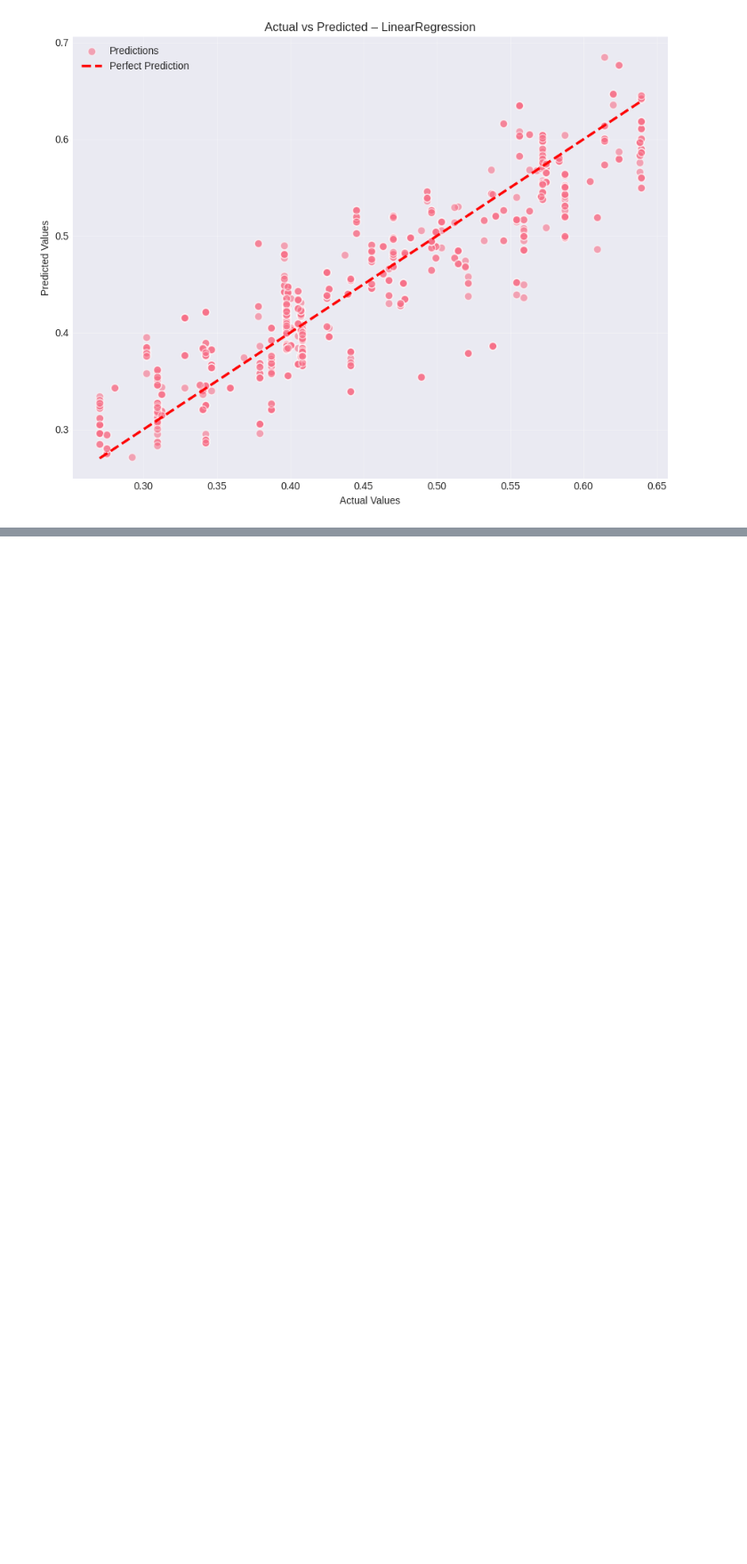
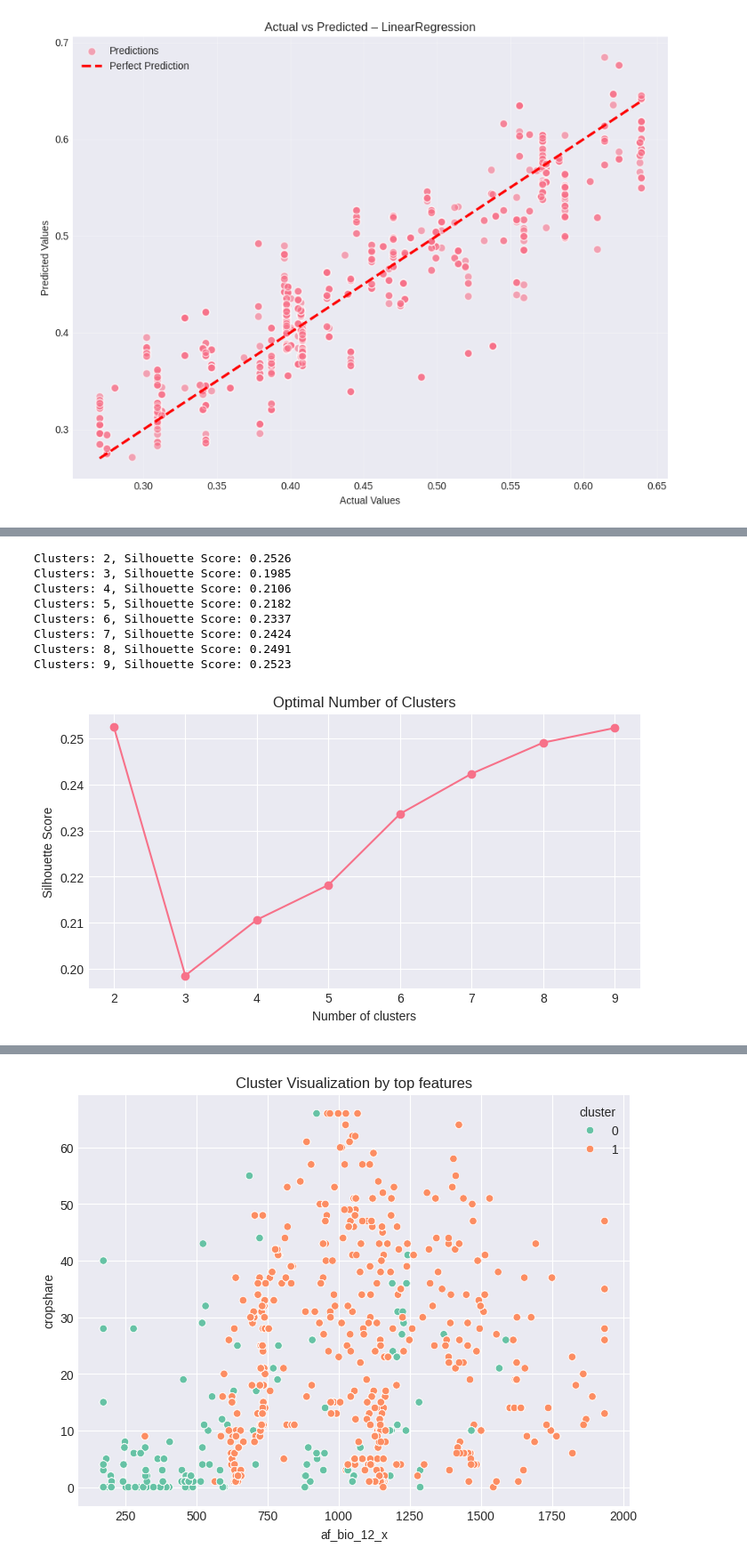
Before and after one commit to birhanumoges/HouseHold_Accessiblity_Analysis, a Jupyter notebook: Analysis_NoteBook/agricultural productivity.ipynb, the cells around one changed output, grey strips where cells are left out. Shown at 89% size. Saved outputs shown, nothing was run; the diff lists cells and outputs as text; code cells hidden in the pictures; blank space fills up the shorter version.

```diff
--- a/Analysis_NoteBook/agricultural productivity.ipynb
+++ b/Analysis_NoteBook/agricultural productivity.ipynb
@@ -949,0 +1060,71 @@ landcov_Closed forest evergreen broad leaf       0.0190
+# %%
+# Import libraries
+import pandas as pd
+import numpy as np
+from sklearn.preprocessing import StandardScaler
+from sklearn.cluster import KMeans
+from sklearn.metrics import silhouette_score
+import matplotlib.pyplot as plt
+import seaborn as sns
+
+
+# Select numerical features for clustering
+features = [
+    'af_bio_12_x','af_bio_1_x','cropshare','dist_border','dist_market',
+    'dist_popcenter','pct_urban_center','afmnslp_pct','dist_road','sq3','sq4','sq7'
+]
+X = df[features]
+
+# Standardize features
+scaler = StandardScaler()
+X_scaled = scaler.fit_transform(X)
+
+# Determine optimal number of clusters using silhouette score
+sil_scores = []
+K_range = range(2, 10)  # test 2 to 9 clusters
+
+for k in K_range:
+    kmeans = KMeans(n_clusters=k, random_state=42)
+    labels = kmeans.fit_predict(X_scaled)
+    score = silhouette_score(X_scaled, labels)
+    sil_scores.append(score)
+    print(f"Clusters: {k}, Silhouette Score: {score:.4f}")
+
+# Plot silhouette scores to choose optimal k
+plt.figure(figsize=(8,4))
+plt.plot(K_range, sil_scores, marker='o')
+plt.xlabel('Number of clusters')
+plt.ylabel('Silhouette Score')
+plt.title('Optimal Number of Clusters')
+plt.show()
+
+# Fit KMeans with optimal clusters (replace k_opt with your choice)
+k_opt = K_range[np.argmax(sil_scores)]
+kmeans_final = KMeans(n_clusters=k_opt, random_state=42)
+df['cluster'] = kmeans_final.fit_predict(X_scaled)
+
+# Analyze cluster centers
+cluster_centers = pd.DataFrame(scaler.inverse_transform(kmeans_final.cluster_centers_), columns=features)
+print("Cluster Centers:\n", cluster_centers)
+
+# Visualize clusters for top 2 features
+plt.figure(figsize=(8,6))
+sns.scatterplot(
+    data=df, x='af_bio_12_x', y='cropshare', hue='cluster', palette='Set2'
+)
+plt.title('Cluster Visualization by top features')
+plt.show()
+
+# Optionally, analyze clusters vs target
+cluster_target = df.groupby('cluster')['evimax_avg'].mean()
+print("Average evimax_avg per cluster:\n", cluster_target)
+# %% [output]
+Clusters: 2, Silhouette Score: 0.2526
+Clusters: 3, Silhouette Score: 0.1985
+Clusters: 4, Silhouette Score: 0.2106
+Clusters: 5, Silhouette Score: 0.2182
+Clusters: 6, Silhouette Score: 0.2337
+Clusters: 7, Silhouette Score: 0.2424
+Clusters: 8, Silhouette Score: 0.2491
+Clusters: 9, Silhouette Score: 0.2523
+[figure, added]
@@ -949,0 +1143 @@ landcov_Closed forest evergreen broad leaf       0.0190
+[figure, added]
```
Also changed, not shown: parts of 5 cells of this notebook.
